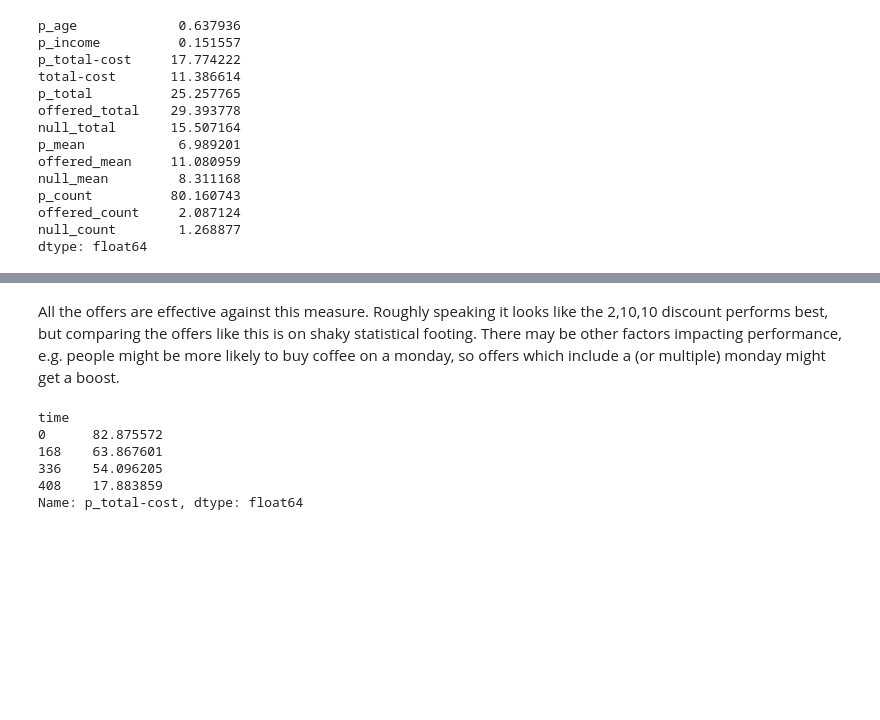
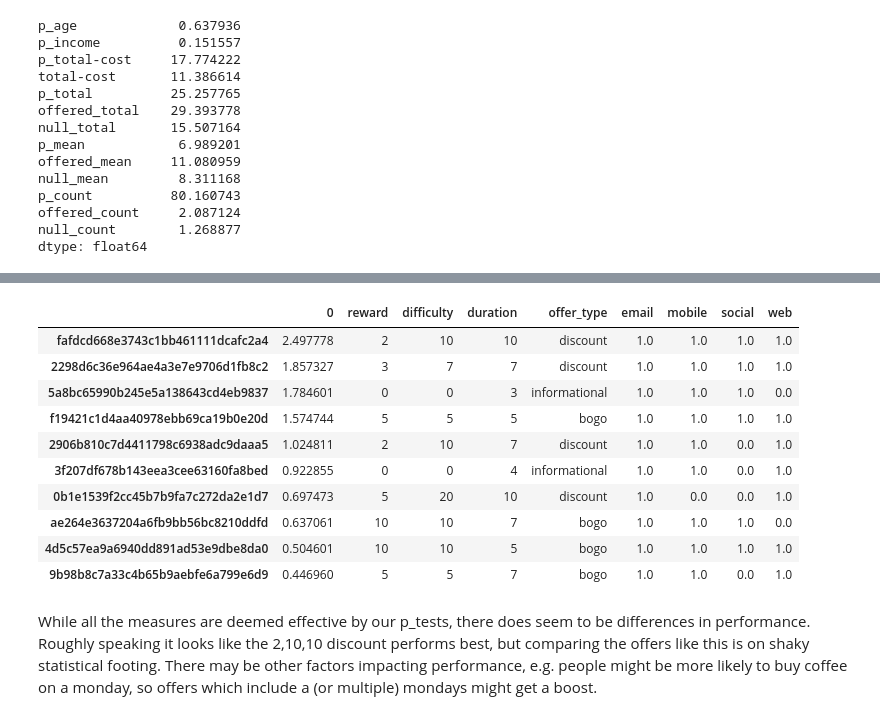
Before and after one commit to Stigant/Starbucks-Project, a Jupyter notebook: P-testing.ipynb, the cells around one changed output, grey strips where cells are left out. Drawn from its saved outputs; the diff is of its cells as text; code cells hidden in the pictures; blank space fills up the shorter version.

Commit message:
One p_test per offer

```diff
--- a/P-testing.ipynb
+++ b/P-testing.ipynb
@@ -201,0 +182,6 @@ dtype: float64
+# %%
+def t_test(offer,start,end, cost):
+    null,offered=pull_relevant(offer,start,end)
+    cols=['age', 'income']
+    p_dict={('p_'+col):ttest_ind(null[col].dropna(), offered[col].dropna()).pvalue for col in cols}
+    return pd.Series(p_dict)
@@ -201,0 +211,33 @@ dtype: float64
+# %%
+def t_test(null, offered, cost):
+    cols=['age', 'income']
+    p_dict={('p_'+col):ttest_ind(null[col].dropna(), offered[col].dropna()).pvalue for col in cols}
+
+
+    def t_test_1_sided(a,b,c):
+
+        p=ttest_ind(a.dropna()-c, b.dropna(), equal_var=False).pvalue/2
+        if a.mean()-c < b.mean():
+            p=1-p
+        return -np.log(p)
+
+    p_dict['p_total-cost']=t_test_1_sided(offered['total'], null['total'], cost)
+    p_dict['total-cost']=offered['total'].mean()-null['total'].mean()-cost
+
+    for col in ['total','mean', 'count']:
+        p_dict['p_'+col]=t_test_1_sided(offered[col],null[col],0)
+        p_dict['offered_'+col]=offered[col].mean()
+        p_dict['null_'+col]=null[col].mean()
+
+
+    p_series=pd.Series(p_dict)
+
+    return p_series
+# %%
+p_dict={}
+for offer in portfolio.index:
+    p_dict[offer]=t_test(null.loc[offer],
+            offered.loc[offer],
+            portfolio.loc[offer,'reward'])
+# %%
+res_df=pd.DataFrame(p_dict).transpose()
@@ -202,11 +262,16 @@ dtype: float64
+# %%
+pd.concat([(res_df['total-cost']/portfolio.duration).sort_values(ascending=False), portfolio], axis=1)
+# %% [output]
+|  | 0 | reward | difficulty | duration | offer_type | email | mobile | social | web |
+| fafdcd668e3743c1bb461111dcafc2a4 | 2.497778 | 2 | 10 | 10 | discount | 1.0 | 1.0 | 1.0 | 1.0 |
+| 2298d6c36e964ae4a3e7e9706d1fb8c2 | 1.857327 | 3 | 7 | 7 | discount | 1.0 | 1.0 | 1.0 | 1.0 |
+| 5a8bc65990b245e5a138643cd4eb9837 | 1.784601 | 0 | 0 | 3 | informational | 1.0 | 1.0 | 1.0 | 0.0 |
+| f19421c1d4aa40978ebb69ca19b0e20d | 1.574744 | 5 | 5 | 5 | bogo | 1.0 | 1.0 | 1.0 | 1.0 |
+| 2906b810c7d4411798c6938adc9daaa5 | 1.024811 | 2 | 10 | 7 | discount | 1.0 | 1.0 | 0.0 | 1.0 |
+| 3f207df678b143eea3cee63160fa8bed | 0.922855 | 0 | 0 | 4 | informational | 1.0 | 1.0 | 0.0 | 1.0 |
+| 0b1e1539f2cc45b7b9fa7c272da2e1d7 | 0.697473 | 5 | 20 | 10 | discount | 1.0 | 0.0 | 0.0 | 1.0 |
+| ae264e3637204a6fb9bb56bc8210ddfd | 0.637061 | 10 | 10 | 7 | bogo | 1.0 | 1.0 | 1.0 | 0.0 |
+| 4d5c57ea9a6940dd891ad53e9dbe8da0 | 0.504601 | 10 | 10 | 5 | bogo | 1.0 | 1.0 | 1.0 | 1.0 |
+| 9b98b8c7a33c4b65b9aebfe6a799e6d9 | 0.446960 | 5 | 5 | 7 | bogo | 1.0 | 1.0 | 0.0 | 1.0 |
 # %% [markdown]
-All the offers are effective against this measure. Roughly speaking it looks like the 2,10,10 discount performs best, but comparing the offers like this is on shaky statistical footing. There may be other factors impacting performance, e.g. people might be more likely to buy coffee on a monday, so offers which include a (or multiple) monday might get a boost.
+While all the measures are deemed effective by our p_tests, there does seem to be differences in performance. Roughly speaking it looks like the 2,10,10 discount performs best, but comparing the offers like this is on shaky statistical footing. There may be other factors impacting performance, e.g. people might be more likely to buy coffee on a monday, so offers which include a (or multiple) mondays might get a boost.
-# %%
-A.loc['fafdcd668e3743c1bb461111dcafc2a4']['p_total-cost']
-# %% [output]
-time
-0      82.875572
-168    63.867601
-336    54.096205
-408    17.883859
-Name: p_total-cost, dtype: float64
```
Also changed, not shown: parts of 9 cells of this notebook.
